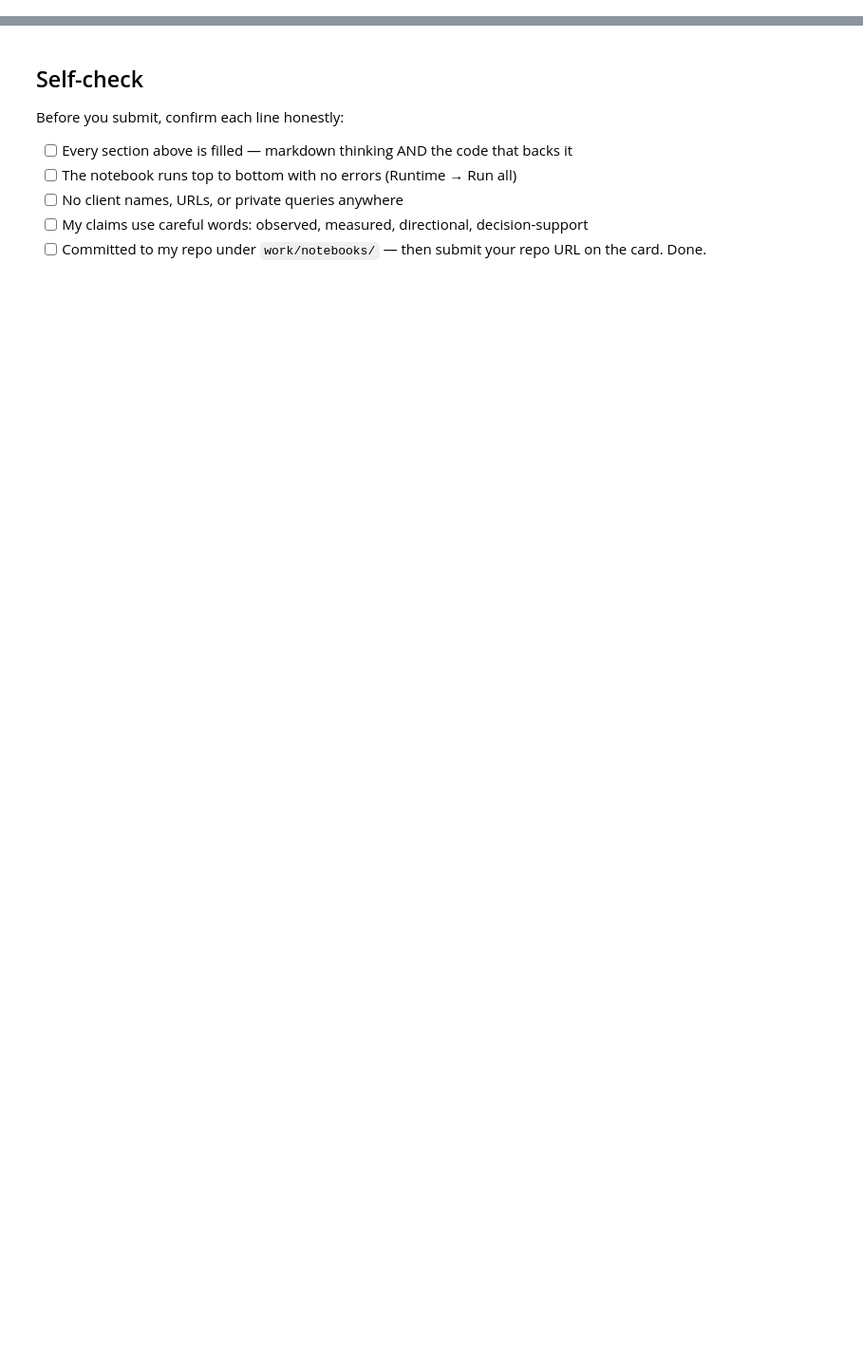
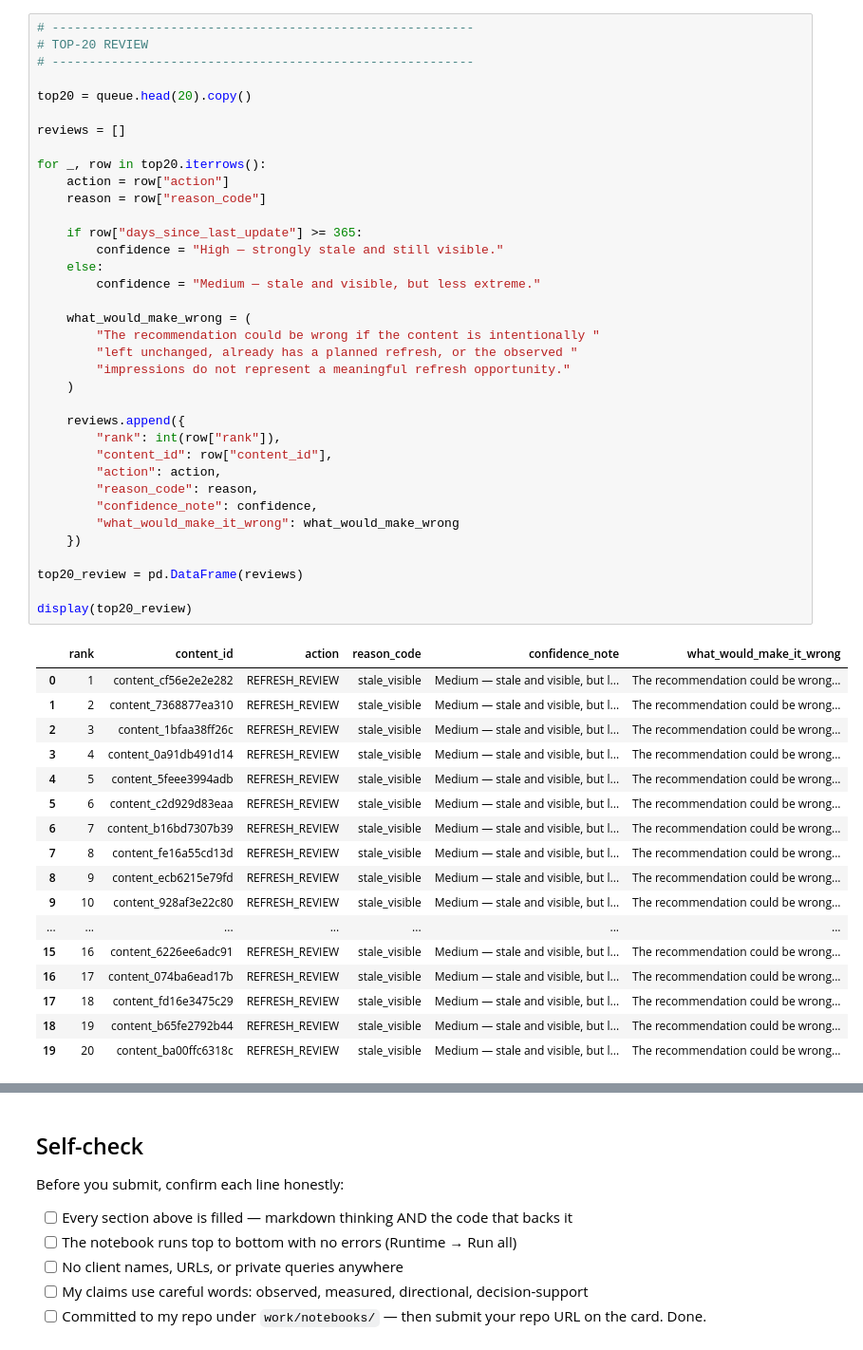
Before and after one commit to Soham334/flyrank-ml-internship, a Jupyter notebook: work/notebooks/w04_baseline_score.ipynb, the cells around one changed output, grey strips where cells are left out. Shown at 95% size. Drawn from its saved outputs; the diff is of its cells as text; blank space fills up the shorter version.

Commit message:
Complete ML-07 baseline action score

```diff
--- a/work/notebooks/w04_baseline_score.ipynb
+++ b/work/notebooks/w04_baseline_score.ipynb
@@ -36,0 +319,54 @@ This skeleton is yours to fill. Work the sections **in order** — each one has
+# %%
+# ---------------------------------------------------------
+# TOP-20 REVIEW
+# ---------------------------------------------------------
+
+top20 = queue.head(20).copy()
+
+reviews = []
+
+for _, row in top20.iterrows():
+    action = row["action"]
+    reason = row["reason_code"]
+
+    if row["days_since_last_update"] >= 365:
+        confidence = "High — strongly stale and still visible."
+    else:
+        confidence = "Medium — stale and visible, but less extreme."
+
+    what_would_make_wrong = (
+        "The recommendation could be wrong if the content is intentionally "
+        "left unchanged, already has a planned refresh, or the observed "
+        "impressions do not represent a meaningful refresh opportunity."
+    )
+
+    reviews.append({
+        "rank": int(row["rank"]),
+        "content_id": row["content_id"],
+        "action": action,
+        "reason_code": reason,
+        "confidence_note": confidence,
+        "what_would_make_it_wrong": what_would_make_wrong
+    })
+
+top20_review = pd.DataFrame(reviews)
+
+display(top20_review)
+# %% [output]
+|  | rank | content_id | action | reason_code | confidence_note | what_would_make_it_wrong |
+| 0 | 1 | content_cf56e2e2e282 | REFRESH_REVIEW | stale_visible | Medium — stale and visible, but l... | The recommendation could be wrong... |
+| 1 | 2 | content_7368877ea310 | REFRESH_REVIEW | stale_visible | Medium — stale and visible, but l... | The recommendation could be wrong... |
+| 2 | 3 | content_1bfaa38ff26c | REFRESH_REVIEW | stale_visible | Medium — stale and visible, but l... | The recommendation could be wrong... |
+| 3 | 4 | content_0a91db491d14 | REFRESH_REVIEW | stale_visible | Medium — stale and visible, but l... | The recommendation could be wrong... |
+| 4 | 5 | content_5feee3994adb | REFRESH_REVIEW | stale_visible | Medium — stale and visible, but l... | The recommendation could be wrong... |
+| 5 | 6 | content_c2d929d83eaa | REFRESH_REVIEW | stale_visible | Medium — stale and visible, but l... | The recommendation could be wrong... |
+| 6 | 7 | content_b16bd7307b39 | REFRESH_REVIEW | stale_visible | Medium — stale and visible, but l... | The recommendation could be wrong... |
+| 7 | 8 | content_fe16a55cd13d | REFRESH_REVIEW | stale_visible | Medium — stale and visible, but l... | The recommendation could be wrong... |
+| 8 | 9 | content_ecb6215e79fd | REFRESH_REVIEW | stale_visible | Medium — stale and visible, but l... | The recommendation could be wrong... |
+| 9 | 10 | content_928af3e22c80 | REFRESH_REVIEW | stale_visible | Medium — stale and visible, but l... | The recommendation could be wrong... |
+| ... | ... | ... | ... | ... | ... | ... |
+| 15 | 16 | content_6226ee6adc91 | REFRESH_REVIEW | stale_visible | Medium — stale and visible, but l... | The recommendation could be wrong... |
+| 16 | 17 | content_074ba6ead17b | REFRESH_REVIEW | stale_visible | Medium — stale and visible, but l... | The recommendation could be wrong... |
+| 17 | 18 | content_fd16e3475c29 | REFRESH_REVIEW | stale_visible | Medium — stale and visible, but l... | The recommendation could be wrong... |
+| 18 | 19 | content_b65fe2792b44 | REFRESH_REVIEW | stale_visible | Medium — stale and visible, but l... | The recommendation could be wrong... |
+| 19 | 20 | content_ba00ffc6318c | REFRESH_REVIEW | stale_visible | Medium — stale and visible, but l... | The recommendation could be wrong... |
```
Also changed, not shown: parts of 18 cells of this notebook.
